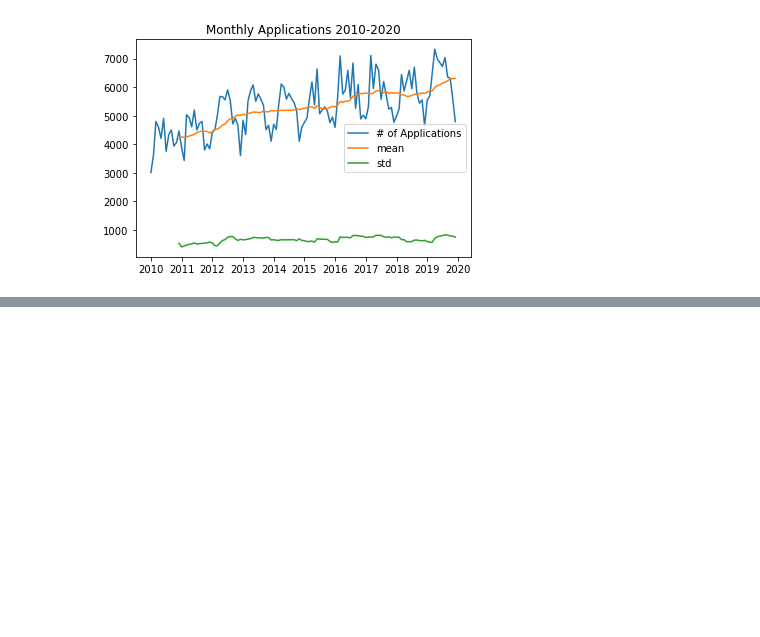
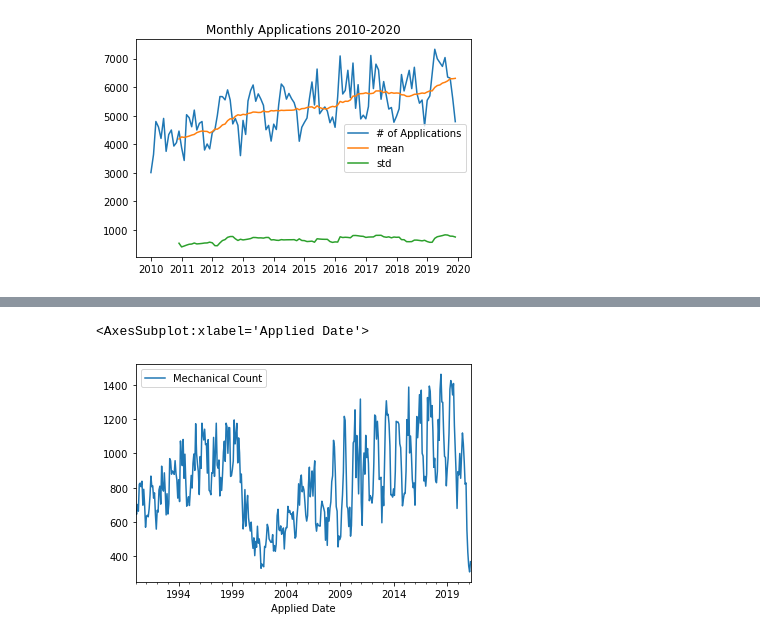
Before and after one commit to rezaganj/Capstone1-Construction-Permits-Austin-TX, a Jupyter notebook: notebooks/main.ipynb, the cells around one changed output, grey strips where cells are left out. Saved outputs shown, nothing was run; the diff lists cells and outputs as text; code cells hidden in the pictures; blank space fills up the shorter version.

```diff
--- a/notebooks/main.ipynb
+++ b/notebooks/main.ipynb
@@ -242,0 +433,7 @@ TypeError: 'Text' object is not callable
+# %%
+permit_mechanical = spark.sql('''SELECT `Applied Date`,`Description`
+                                FROM permits
+                                WHERE `Permit Type` = 'MP'
+                                ORDER BY 1''')
+permit_mechanical_df = permit_mechanical.toPandas().dropna()
+permit_mechanical_df
@@ -242,0 +454,4 @@ TypeError: 'Text' object is not callable
+# %%
+permit_mechanical_df['Applied Date'] = pd.to_datetime(permit_mechanical_df['Applied Date'])
+permit_mechanical_df_after_1990 = permit_mechanical_df[permit_mechanical_df['Applied Date'] >= datetime.datetime(1990,1,1)]
+permit_mechanical_df_after_1990
@@ -242,0 +472,7 @@ TypeError: 'Text' object is not callable
+# %%
+permit_mechanical_by_month = permit_mechanical_df_after_1990.groupby(permit_mechanical_df_after_1990['Applied Date'].dt.to_period("M")).agg('count')
+permit_mechanical_by_month.index = permit_mechanical_by_month.index.astype('datetime64[ns]')
+permit_mechanical_by_month['Mechanical Count'] = permit_mechanical_by_month['Applied Date']
+permit_mechanical_by_month = permit_mechanical_by_month.drop(['Applied Date'], axis=1)
+permit_mechanical_by_month = permit_mechanical_by_month.drop(['Description'], axis=1)
+permit_mechanical_by_month
@@ -242,0 +494,5 @@ TypeError: 'Text' object is not callable
+# %%
+permit_mechanical_by_month.plot()
+# %% [output]
+<AxesSubplot:xlabel='Applied Date'>
+[figure, added]
```
Also changed, not shown: parts of 13 cells of this notebook.
